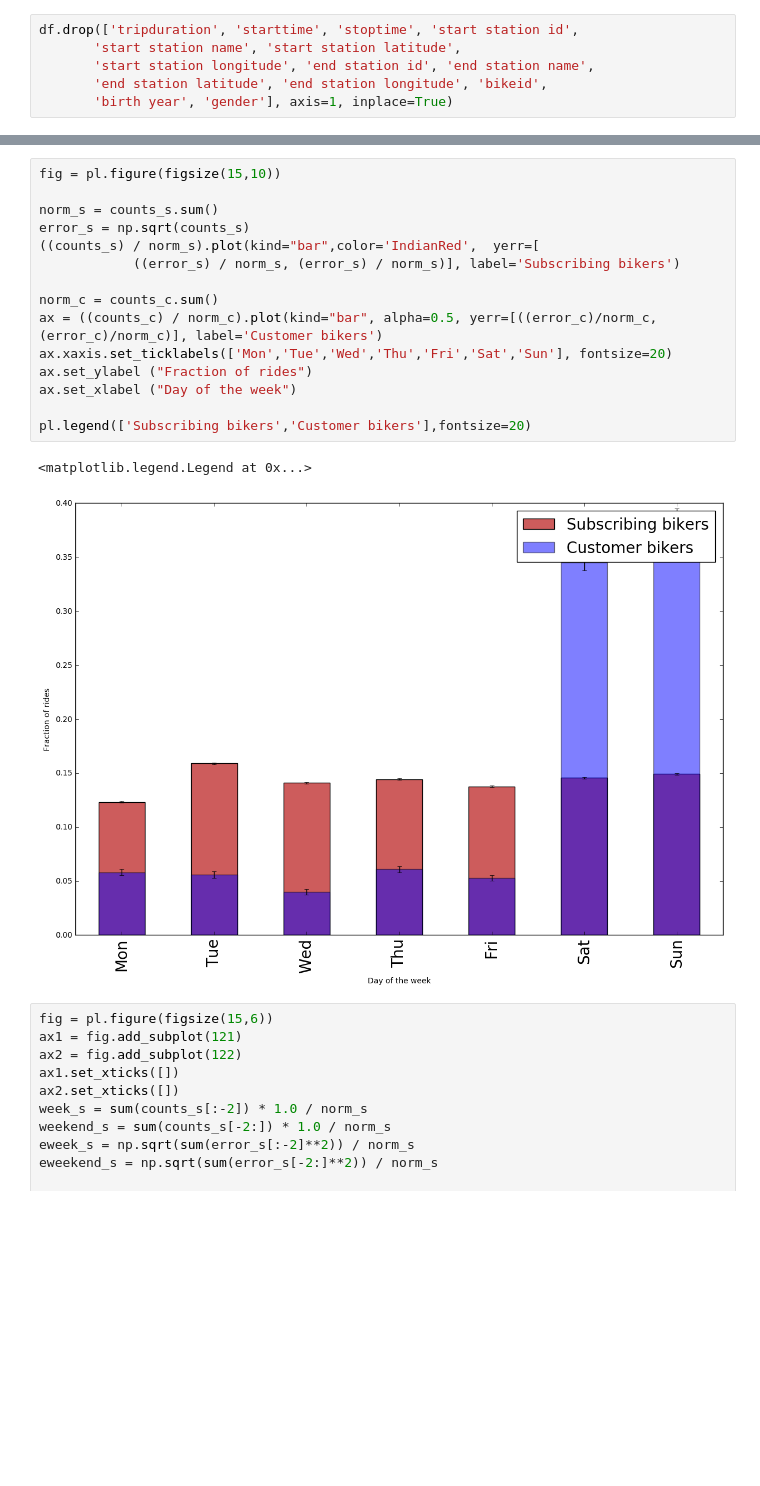
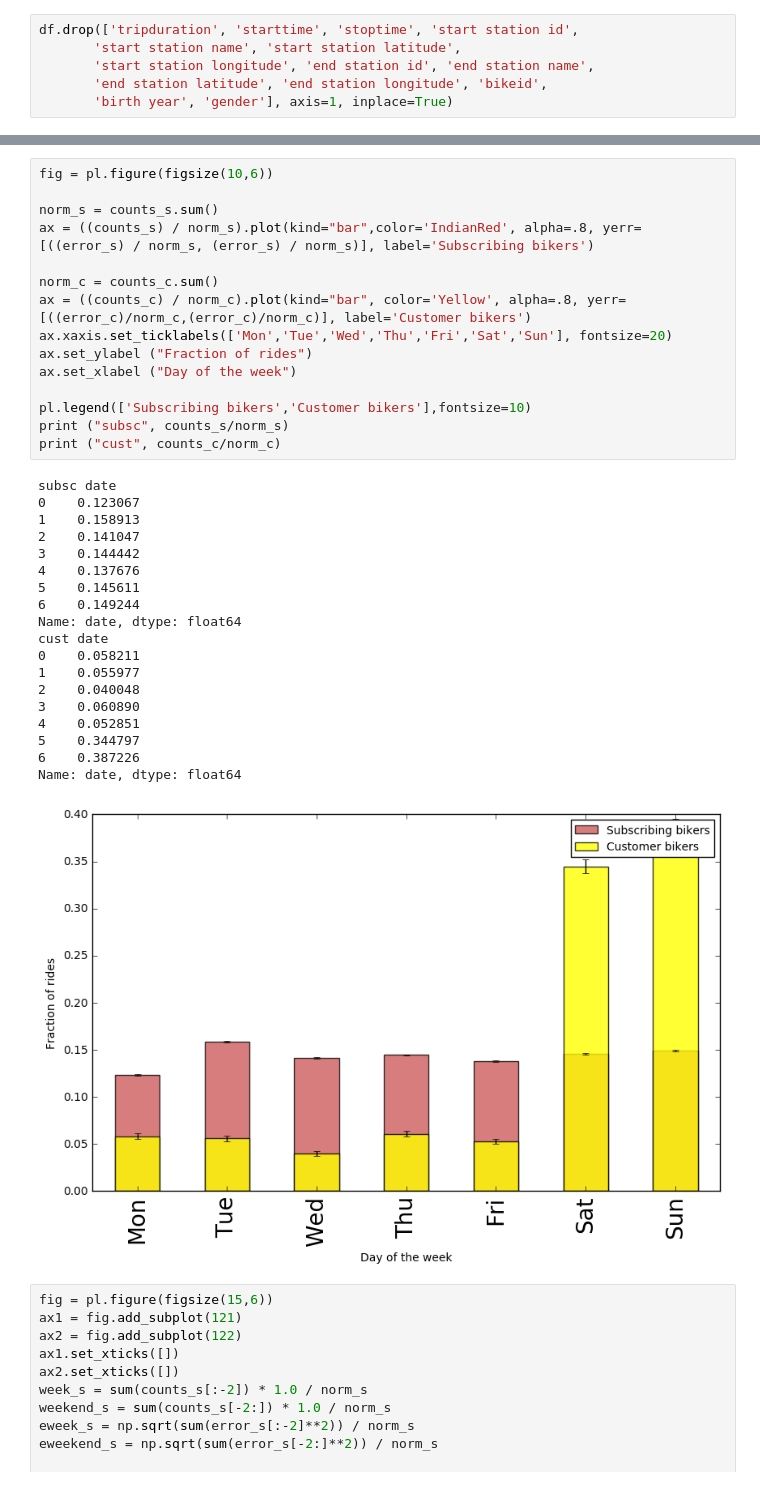
Before and after one commit to yw2278/PUI2016_yw2278, a Jupyter notebook: HW3_rav220/Assignment2_HW3.ipynb, the cells around one changed output, grey strips where cells are left out. Drawn from its saved outputs; the diff is of its cells as text; blank space fills up the shorter version.

```diff
--- a/HW3_rav220/Assignment2_HW3.ipynb
+++ b/HW3_rav220/Assignment2_HW3.ipynb
@@ -147,21 +139,38 @@ pl.legend(['Subribing bikers','Customer bikers'],fontsize=20)
 # %%
-fig = pl.figure(figsize(15,10))
+fig = pl.figure(figsize(10,6))
 
 norm_s = counts_s.sum()
-error_s = np.sqrt(counts_s)
-((counts_s) / norm_s).plot(kind="bar",color='IndianRed',  yerr=[
-            ((error_s) / norm_s, (error_s) / norm_s)], label='Subscribing bikers')
+ax = ((counts_s) / norm_s).plot(kind="bar",color='IndianRed', alpha=.8, yerr=[((error_s) / norm_s, (error_s) / norm_s)], label='Subscribing bikers')
 
 norm_c = counts_c.sum()
-ax = ((counts_c) / norm_c).plot(kind="bar", alpha=0.5, yerr=[((error_c)/norm_c,(error_c)/norm_c)], label='Customer bikers')
+ax = ((counts_c) / norm_c).plot(kind="bar", color='Yellow', alpha=.8, yerr=[((error_c)/norm_c,(error_c)/norm_c)], label='Customer bikers')
 ax.xaxis.set_ticklabels(['Mon','Tue','Wed','Thu','Fri','Sat','Sun'], fontsize=20)
 ax.set_ylabel ("Fraction of rides")
 ax.set_xlabel ("Day of the week")
 
-pl.legend(['Subscribing bikers','Customer bikers'],fontsize=20)
+pl.legend(['Subscribing bikers','Customer bikers'],fontsize=10)
+print ("subsc", counts_s/norm_s)
+print ("cust", counts_c/norm_c)
 # %% [output]
-<matplotlib.legend.Legend at 0x...>
+subsc date
+0    0.123067
+1    0.158913
+2    0.141047
+3    0.144442
+4    0.137676
+5    0.145611
+6    0.149244
+Name: date, dtype: float64
+cust date
+0    0.058211
+1    0.055977
+2    0.040048
+3    0.060890
+4    0.052851
+5    0.344797
+6    0.387226
+Name: date, dtype: float64
-[figure, old version]
+[figure, new version]
 # %%
 fig = pl.figure(figsize(15,6))
 ax1 = fig.add_subplot(121)
```
Also changed, not shown: parts of 7 cells of this notebook.
